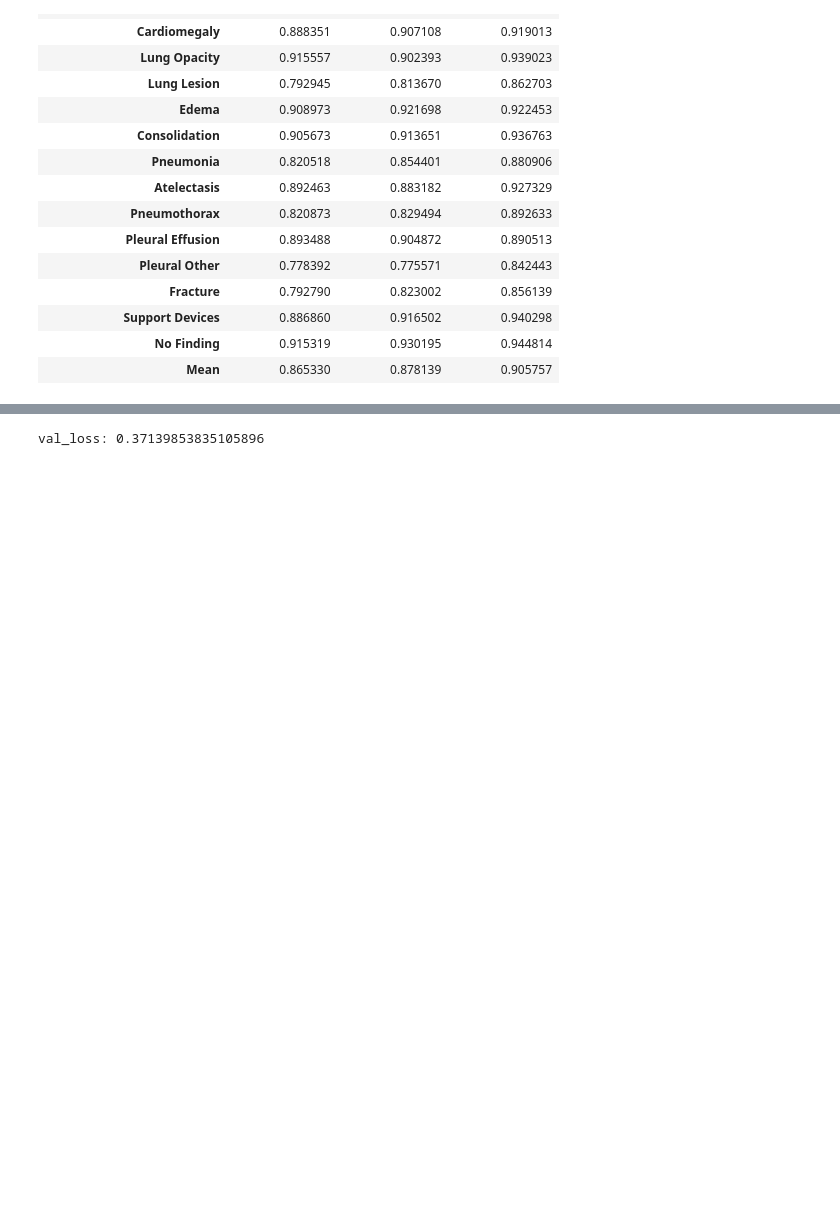
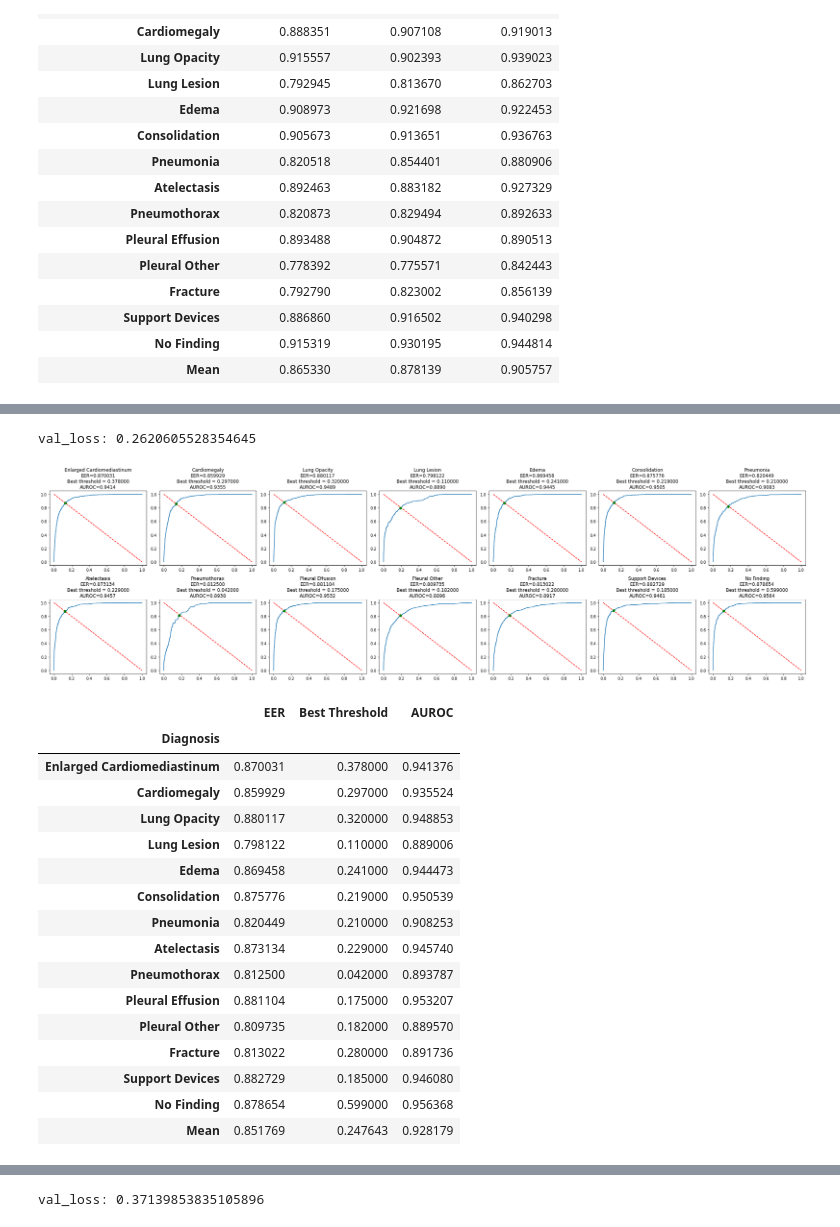
Before and after one commit to pjumruspun/chest-xray-report-gen, a Jupyter notebook: text_generation/pretrain_encoder.ipynb, the cells around one changed output, grey strips where cells are left out. Saved outputs shown, nothing was run; the diff lists cells and outputs as text; code cells hidden in the pictures; blank space fills up the shorter version.

```diff
--- a/text_generation/pretrain_encoder.ipynb
+++ b/text_generation/pretrain_encoder.ipynb
@@ -567,0 +571,22 @@ val_loss: 0.28202417492866516
+# %%
+val_model('weights/pretrained_encoder/pretrained_enc_epoch_10_2022-03-09_05-30-31.063956.pth.tar')
+# %% [output]
+val_loss: 0.2620605528354645
+[figure, added]
+|  | EER | Best Threshold | AUROC |
+| Diagnosis |  |  |  |
+| Enlarged Cardiomediastinum | 0.870031 | 0.378000 | 0.941376 |
+| Cardiomegaly | 0.859929 | 0.297000 | 0.935524 |
+| Lung Opacity | 0.880117 | 0.320000 | 0.948853 |
+| Lung Lesion | 0.798122 | 0.110000 | 0.889006 |
+| Edema | 0.869458 | 0.241000 | 0.944473 |
+| Consolidation | 0.875776 | 0.219000 | 0.950539 |
+| Pneumonia | 0.820449 | 0.210000 | 0.908253 |
+| Atelectasis | 0.873134 | 0.229000 | 0.945740 |
+| Pneumothorax | 0.812500 | 0.042000 | 0.893787 |
+| Pleural Effusion | 0.881104 | 0.175000 | 0.953207 |
+| Pleural Other | 0.809735 | 0.182000 | 0.889570 |
+| Fracture | 0.813022 | 0.280000 | 0.891736 |
+| Support Devices | 0.882729 | 0.185000 | 0.946080 |
+| No Finding | 0.878654 | 0.599000 | 0.956368 |
+| Mean | 0.851769 | 0.247643 | 0.928179 |
```
Also changed, not shown: parts of 11 cells of this notebook, 7 other files.
